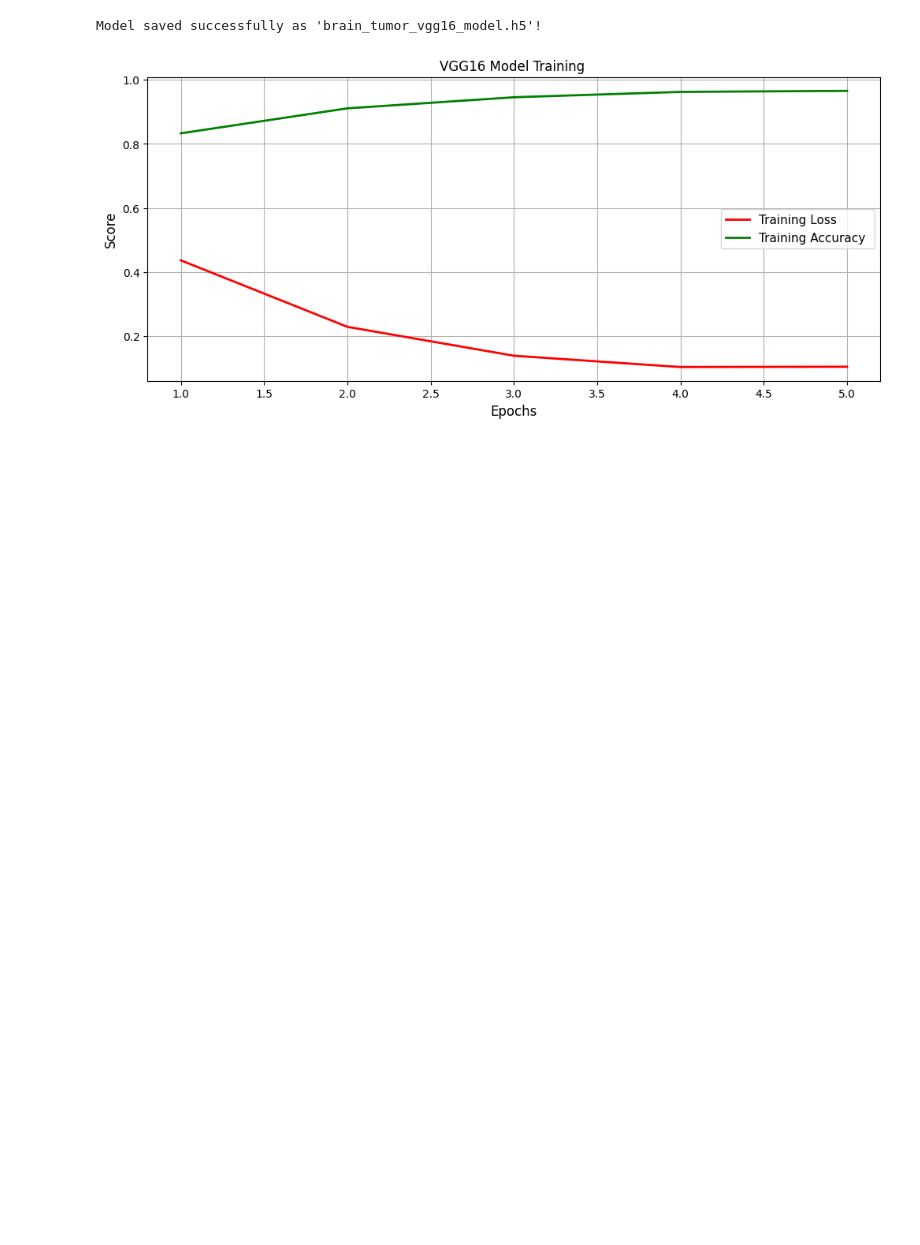
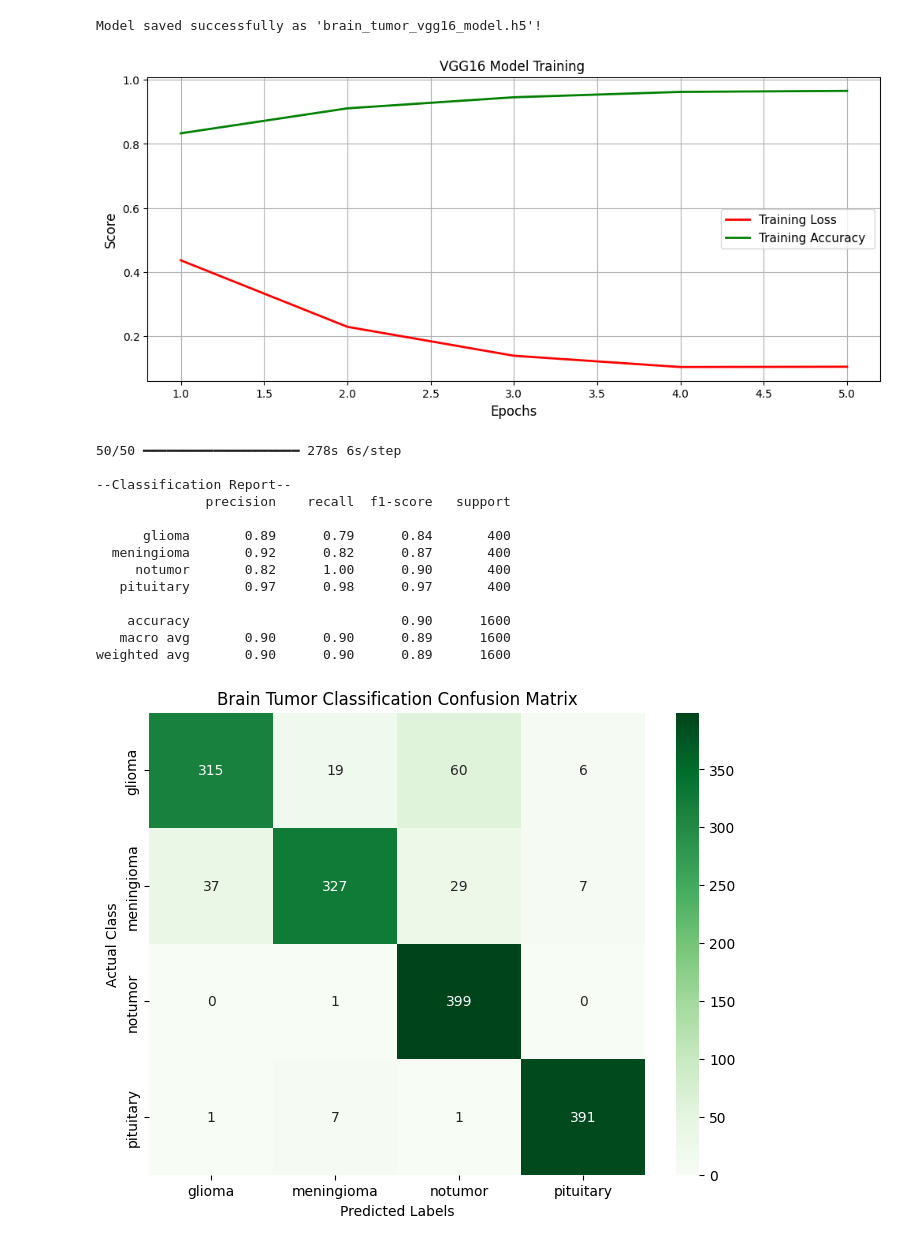
Before and after one commit to rugvedchauragade/MRI-TUMOR-DETECTION-MODEL, a Jupyter notebook: modeltraining.ipynb, the cells around one changed output. Saved outputs shown, nothing was run; the diff lists cells and outputs as text; code cells hidden in the pictures; blank space fills up the shorter version.

```diff
--- a/modeltraining.ipynb
+++ b/modeltraining.ipynb
@@ -285,0 +281,69 @@ import matplotlib.pyplot
+# %%
+import os
+import numpy as np
+import seaborn as sns
+import matplotlib.pyplot as plt
+from sklearn.metrics import classification_report , confusion_matrix
+from tensorflow.keras.preprocessing.image import load_img , img_to_array
+
+# locate testing directory
+test_dir = 'Testing'
+if not os.path.exists(test_dir):
+  for root , dirs , files in os.walk('.'):
+    if 'Testing' in dirs:
+      test_dir = os.path.join(root , 'Testing')
+      break
+
+class_names = sorted(os.listdir(train_dir))
+
+# collect and preprocess test set images
+test_images = []
+test_labels = []
+
+for label in class_names :
+  sub_folder = os.path.join(test_dir , label)
+  if os.path.isdir(sub_folder):
+    for img_name in os.listdir(sub_folder):
+      img_path = os.path.join(sub_folder , img_name)
+      img = load_img(img_path , target_size=(128 , 128))
+      img_arr = img_to_array(img) / 255.0
+      test_images.append(img_arr)
+      test_labels.append(class_names.index(label))
+
+X_test = np.array(test_images)
+y_test = np.array(test_labels)
+
+# make predictions on test set
+predictions = model.predict(X_test)
+y_pred = np.argmax(predictions , axis= 1)
+
+# haa bhai pura code mene hi likaha hai
+#print classification report
+print("\n--Classification Report--")
+print(classification_report(y_test , y_pred , target_names = class_names))
+
+# plot confusion matrixxx
+cm = confusion_matrix(y_test , y_pred)
+plt.figure(figsize = (8,6))
+sns.heatmap(cm, annot= True , fmt = 'd' , cmap = 'Greens' ,
+            xticklabels = class_names , yticklabels = class_names)
+
+plt.title('Brain Tumor Classification Confusion Matrix')
+plt.xlabel('Predicted Labels')
+plt.ylabel('Actual Class')
+plt.show()
+# %% [output]
+50/50 ━━━━━━━━━━━━━━━━━━━━ 278s 6s/step
+
+--Classification Report--
+              precision    recall  f1-score   support
+
+      glioma       0.89      0.79      0.84       400
+  meningioma       0.92      0.82      0.87       400
+     notumor       0.82      1.00      0.90       400
+   pituitary       0.97      0.98      0.97       400
+
+    accuracy                           0.90      1600
+   macro avg       0.90      0.90      0.89      1600
+weighted avg       0.90      0.90      0.89      1600
+[figure, added]
```
Also changed, not shown: parts of 1 cell of this notebook.
